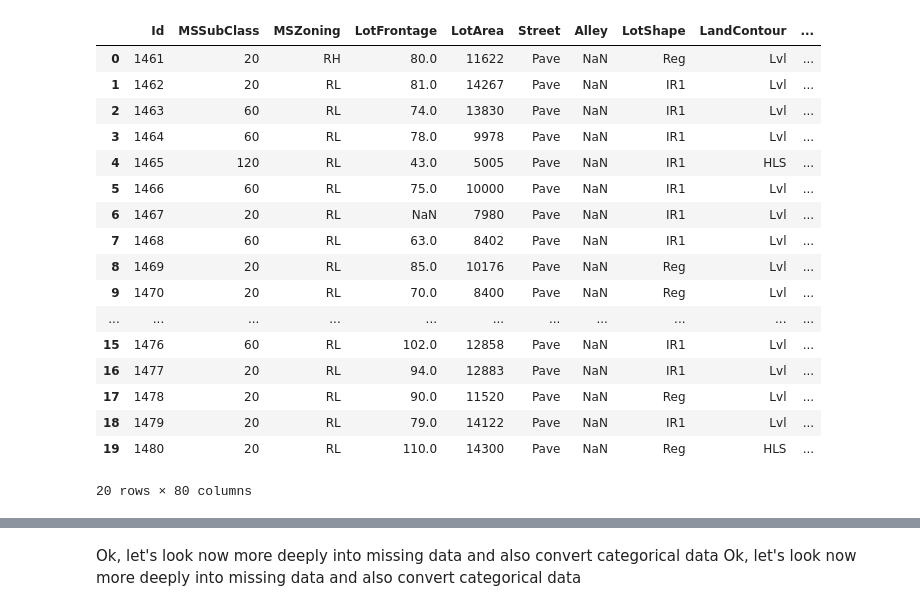
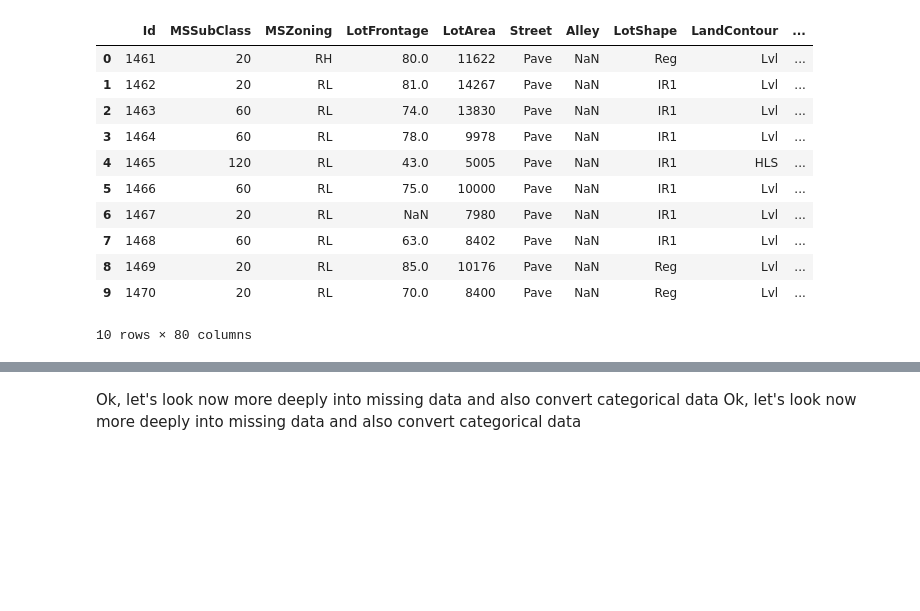
Before and after one commit to dimas2422/house-price-prediction, a Jupyter notebook: scripts.ipynb, the cells around one changed output, grey strips where cells are left out. Saved outputs shown, nothing was run; the diff lists cells and outputs as text; code cells hidden in the pictures; blank space fills up the shorter version.

```diff
--- a/scripts.ipynb
+++ b/scripts.ipynb
@@ -16,25 +25,19 @@ test_file_path = r"data\test.csv"
 test_data = pd.read_csv(test_file_path)
 train_data = pd.read_csv(train_file_path)
 # %%
-test_data.head(20)
+test_data.head(10)
 # %% [output]
 |  | Id | MSSubClass | MSZoning | LotFrontage | LotArea | Street | Alley | LotShape | LandContour | ... |
 | 0 | 1461 | 20 | RH | 80.0 | 11622 | Pave | NaN | Reg | Lvl | ... |
 | 1 | 1462 | 20 | RL | 81.0 | 14267 | Pave | NaN | IR1 | Lvl | ... |
 | 2 | 1463 | 60 | RL | 74.0 | 13830 | Pave | NaN | IR1 | Lvl | ... |
 | 3 | 1464 | 60 | RL | 78.0 | 9978 | Pave | NaN | IR1 | Lvl | ... |
 | 4 | 1465 | 120 | RL | 43.0 | 5005 | Pave | NaN | IR1 | HLS | ... |
 | 5 | 1466 | 60 | RL | 75.0 | 10000 | Pave | NaN | IR1 | Lvl | ... |
 | 6 | 1467 | 20 | RL | NaN | 7980 | Pave | NaN | IR1 | Lvl | ... |
 | 7 | 1468 | 60 | RL | 63.0 | 8402 | Pave | NaN | IR1 | Lvl | ... |
 | 8 | 1469 | 20 | RL | 85.0 | 10176 | Pave | NaN | Reg | Lvl | ... |
 | 9 | 1470 | 20 | RL | 70.0 | 8400 | Pave | NaN | Reg | Lvl | ... |
-| ... | ... | ... | ... | ... | ... | ... | ... | ... | ... | ... |
-| 15 | 1476 | 60 | RL | 102.0 | 12858 | Pave | NaN | IR1 | Lvl | ... |
-| 16 | 1477 | 20 | RL | 94.0 | 12883 | Pave | NaN | IR1 | Lvl | ... |
-| 17 | 1478 | 20 | RL | 90.0 | 11520 | Pave | NaN | Reg | Lvl | ... |
-| 18 | 1479 | 20 | RL | 79.0 | 14122 | Pave | NaN | IR1 | Lvl | ... |
-| 19 | 1480 | 20 | RL | 110.0 | 14300 | Pave | NaN | Reg | HLS | ... |
-20 rows × 80 columns
+10 rows × 80 columns
 # %%
 X_train = train_data.drop(columns=["SalePrice"])
```
Also changed, not shown: parts of 37 cells of this notebook.
